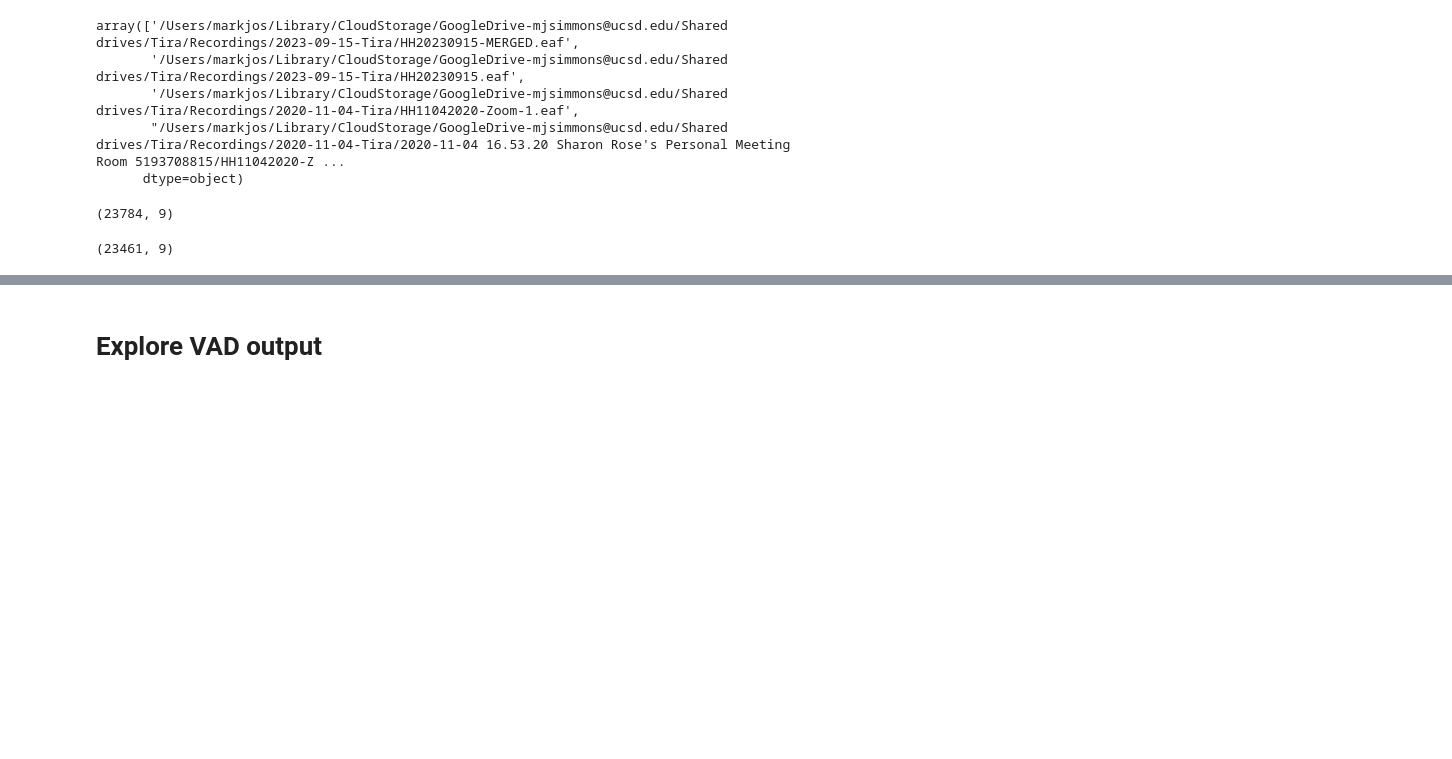
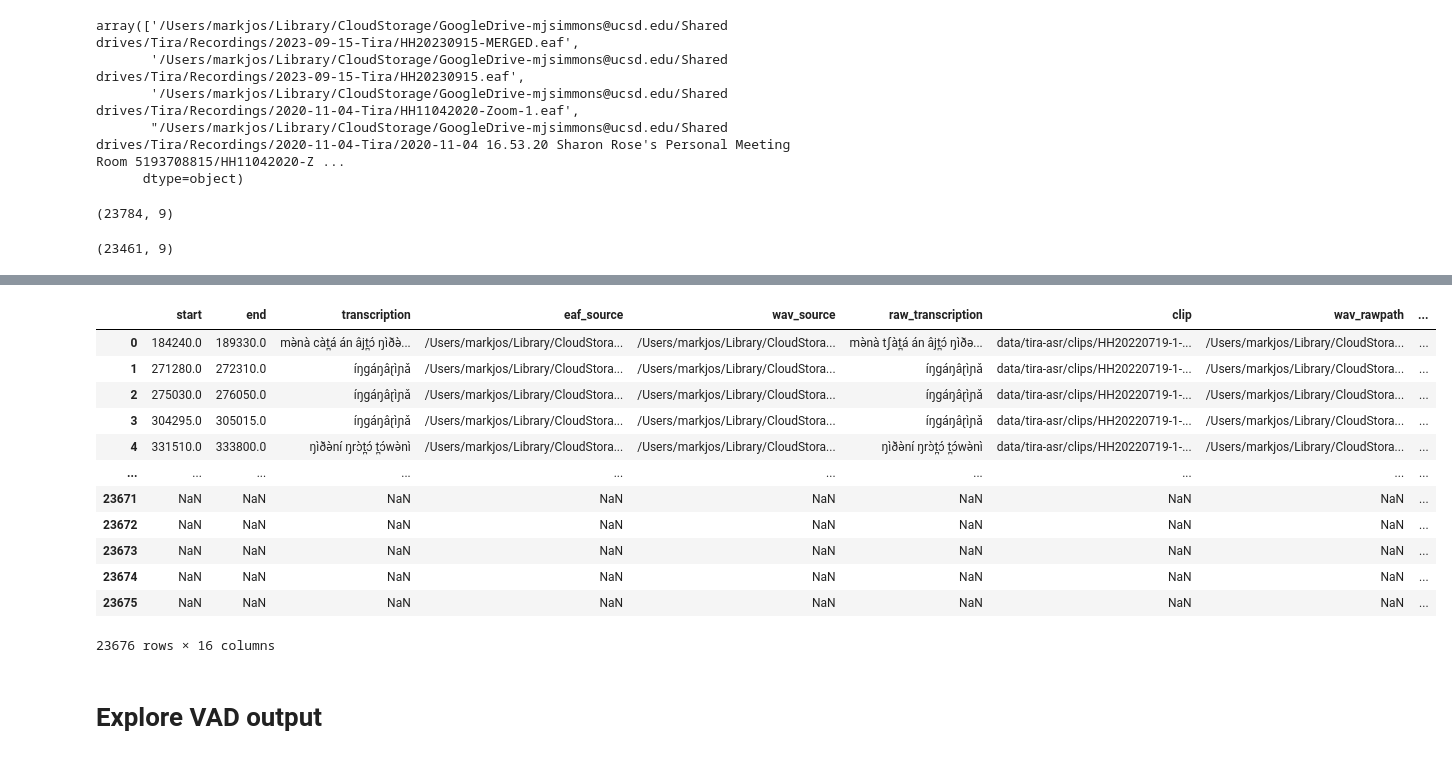
Before and after one commit to markjosims/malachor5, a Jupyter notebook: notebooks/tira_asr_cleaning.ipynb, the cells around one changed output, grey strips where cells are left out. Drawn from its saved outputs; the diff is of its cells as text; code cells hidden in the pictures; blank space fills up the shorter version.

```diff
--- a/notebooks/tira_asr_dataset.ipynb
+++ b/notebooks/tira_asr_cleaning.ipynb
@@ -634,0 +654,9 @@ df.to_csv(clipdata_path, index=False)
+# %%
+secondary_csv = [
+    '/Users/markjos/projects/malachor5/data/tira-asr-hf/allosaurus.csv',
+    '/Users/markjos/projects/malachor5/data/tira-asr-hf/clap_ipa_sim.csv',
+    '/Users/markjos/projects/malachor5/data/tira-asr-hf/snr.csv',
+    '/Users/markjos/projects/malachor5/data/tira-asr-hf/tira-asr-vad-out.csv',
+    '/Users/markjos/projects/malachor5/data/tira-asr-hf/tira-vad-vad.csv',
+    '/Users/markjos/projects/malachor5/data/tira-asr-hf/tira-whisper.csv',
+]
@@ -634,0 +671,20 @@ df.to_csv(clipdata_path, index=False)
+# %%
+left_df = main_df
+left_df['path']=main_df['clip'].apply(os.path.basename)
+for right_df in dfs:
+    left_df = pd.merge(left_df, right_df, how='outer', on='path')
+left_df
+# %% [output]
+|  | start | end | transcription | eaf_source | wav_source | raw_transcription | clip | wav_rawpath | ... |
+| 0 | 184240.0 | 189330.0 | mə̀nà càt̪á án âjt̪ɔ́ ŋìðə̀... | /Users/markjos/Library/CloudStora... | /Users/markjos/Library/CloudStora... | mə̀nà tʃàt̪á án âjt̪ɔ́ ŋìðə... | data/tira-asr/clips/HH20220719-1-... | /Users/markjos/Library/CloudStora... | ... |
+| 1 | 271280.0 | 272310.0 | íŋgáŋâɽìɲǎ | /Users/markjos/Library/CloudStora... | /Users/markjos/Library/CloudStora... | íŋgáŋâɽìɲǎ | data/tira-asr/clips/HH20220719-1-... | /Users/markjos/Library/CloudStora... | ... |
+| 2 | 275030.0 | 276050.0 | íŋgáŋâɽìɲǎ | /Users/markjos/Library/CloudStora... | /Users/markjos/Library/CloudStora... | íŋgáŋâɽìɲǎ | data/tira-asr/clips/HH20220719-1-... | /Users/markjos/Library/CloudStora... | ... |
+| 3 | 304295.0 | 305015.0 | íŋgáŋâɽìɲǎ | /Users/markjos/Library/CloudStora... | /Users/markjos/Library/CloudStora... | íŋgáŋâɽìɲǎ | data/tira-asr/clips/HH20220719-1-... | /Users/markjos/Library/CloudStora... | ... |
+| 4 | 331510.0 | 333800.0 | ŋìðə̀ní ŋrɔ̀t̪ɔ́ t̪ɔ́wə̀nì | /Users/markjos/Library/CloudStora... | /Users/markjos/Library/CloudStora... | ŋìðə̀ní ŋrɔ̀t̪ɔ́ t̪ɔ́wə̀nì | data/tira-asr/clips/HH20220719-1-... | /Users/markjos/Library/CloudStora... | ... |
+| ... | ... | ... | ... | ... | ... | ... | ... | ... | ... |
+| 23671 | NaN | NaN | NaN | NaN | NaN | NaN | NaN | NaN | ... |
+| 23672 | NaN | NaN | NaN | NaN | NaN | NaN | NaN | NaN | ... |
+| 23673 | NaN | NaN | NaN | NaN | NaN | NaN | NaN | NaN | ... |
+| 23674 | NaN | NaN | NaN | NaN | NaN | NaN | NaN | NaN | ... |
+| 23675 | NaN | NaN | NaN | NaN | NaN | NaN | NaN | NaN | ... |
+23676 rows × 16 columns
```
Also changed, not shown: parts of 7 cells of this notebook, 1 other file.
